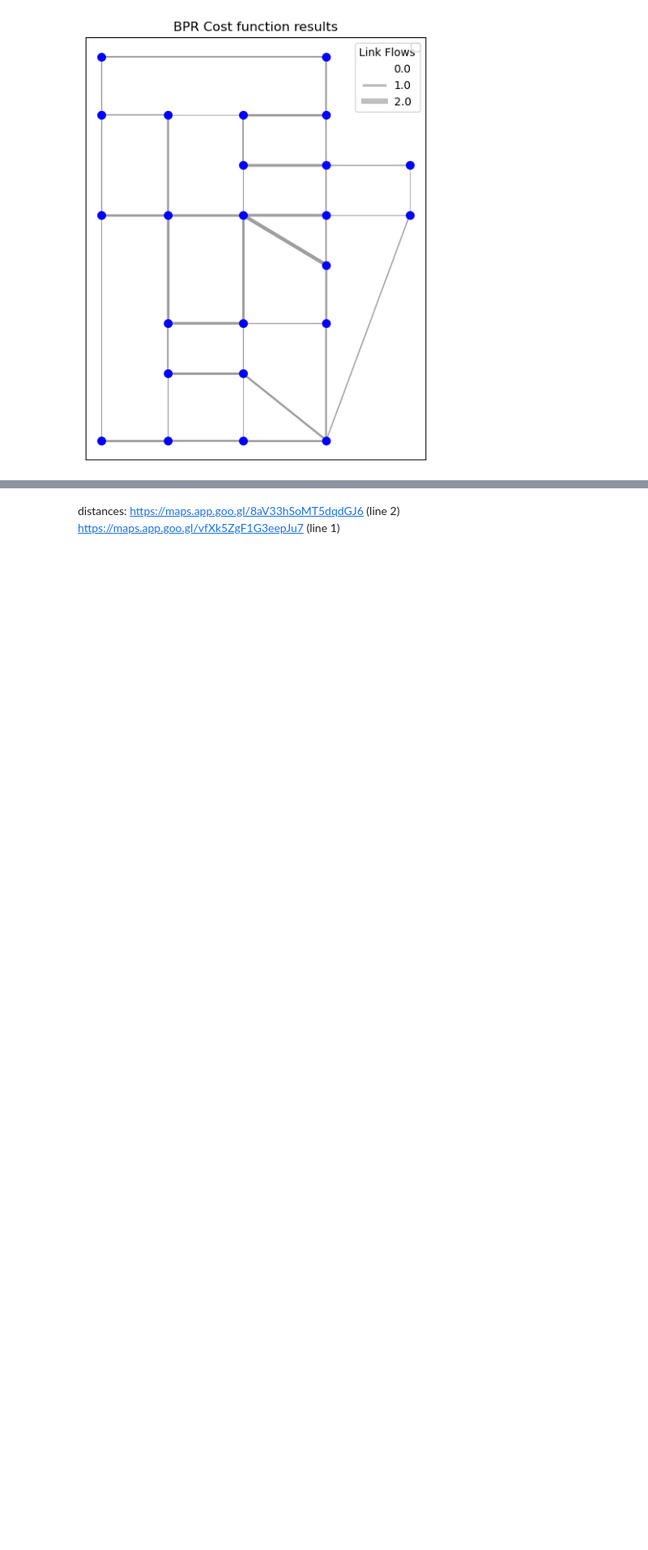
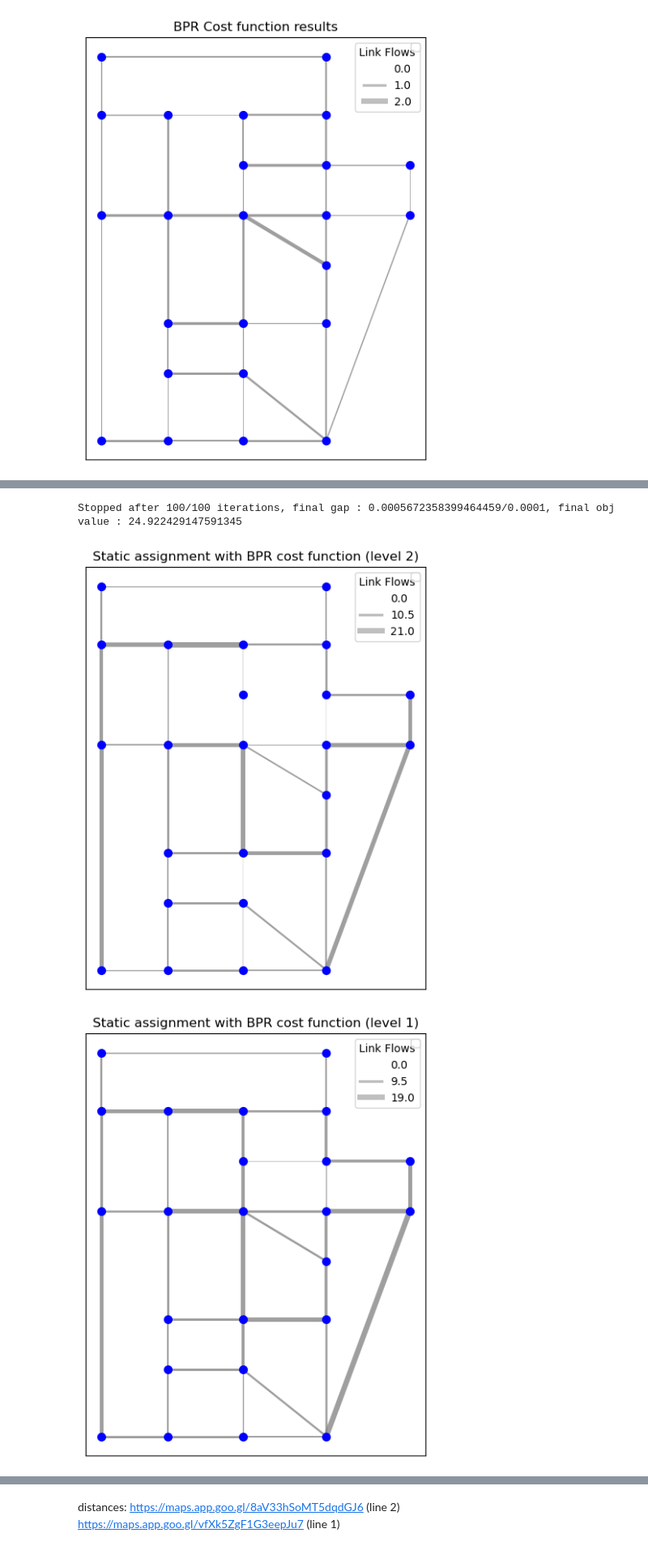
Before and after one commit to merlebleue/CIVIL-477-Transport-Networks---End-project, a Jupyter notebook: project_ars.ipynb, the cells around one changed output, grey strips where cells are left out. Shown at 81% size. Drawn from its saved outputs; the diff is of its cells as text; code cells hidden in the pictures; blank space fills up the shorter version.

```diff
--- a/project_ars.ipynb
+++ b/project_ars.ipynb
@@ -69 +69,16 @@ plot_network(df_node, df_link, link_flows=x_star0, title="Static assignment with
 [figure]
+# %%
+# run with tram (level=2)
+max_iter, max_gap, max_gap_ls = 100, 1e-4, 1e-2
+x_star2, x_tram2, gap, obj = static_assignment_fw(df_od, df_link, df_link_tram, max_iter, max_gap, cost_function=BPR_cost_function, objective_function=Beckmann_obj_function, restriction_level=2)
+
+print(f"Stopped after {len(gap)}/{max_iter} iterations, final gap : {gap[-1]}/{max_gap}, final obj value : {obj[-1]}")
+# %% [output]
+Stopped after 100/100 iterations, final gap : 0.0005672358399464459/0.0001, final obj value : 24.922429147591345
+# %%
+plot_network(df_node, df_link, link_flows=x_star2, title="Static assignment with BPR cost function (level 2)")
+plot_network(df_node, df_link, link_flows=x_star1, title="Static assignment with BPR cost function (level 1)")
+plot_network(df_node, df_link, link_flows=x_star0, title="Static assignment with BPR cost function (level 0)")
+# %% [output]
+[figure, added]
+[figure, added]
```
Also changed, not shown: parts of 7 cells of this notebook, 1 other file.
